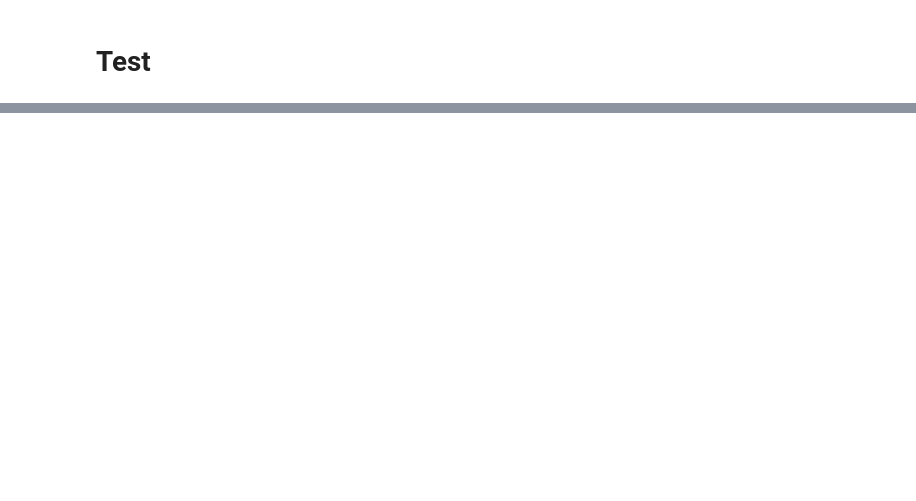
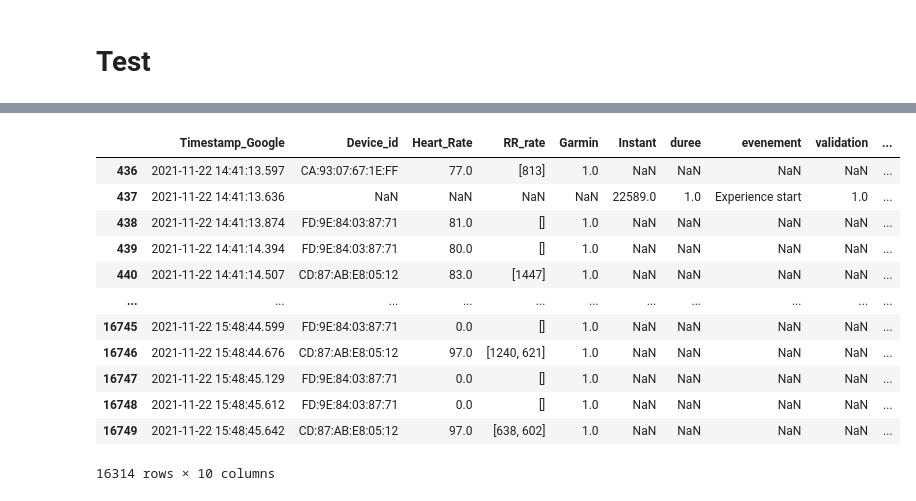
Before and after one commit to Jackfn96/3DS, a Jupyter notebook: notebooks/Time_sync.ipynb, the cells around one changed output, grey strips where cells are left out. Saved outputs shown, nothing was run; the diff lists cells and outputs as text; code cells hidden in the pictures; blank space fills up the shorter version.

```diff
--- a/notebooks/Time_sync.ipynb
+++ b/notebooks/Time_sync.ipynb
@@ -263,0 +361,17 @@ annots.annotations[2]
+# %%
+# Example to see how annotations are passed into each combined df
+combined_dfs[1].iloc[436:]
+# %% [output]
+|  | Timestamp_Google | Device_id | Heart_Rate | RR_rate | Garmin | Instant | duree | evenement | validation | ... |
+| 436 | 2021-11-22 14:41:13.597 | CA:93:07:67:1E:FF | 77.0 | [813] | 1.0 | NaN | NaN | NaN | NaN | ... |
+| 437 | 2021-11-22 14:41:13.636 | NaN | NaN | NaN | NaN | 22589.0 | 1.0 | Experience start | 1.0 | ... |
+| 438 | 2021-11-22 14:41:13.874 | FD:9E:84:03:87:71 | 81.0 | [] | 1.0 | NaN | NaN | NaN | NaN | ... |
+| 439 | 2021-11-22 14:41:14.394 | FD:9E:84:03:87:71 | 80.0 | [] | 1.0 | NaN | NaN | NaN | NaN | ... |
+| 440 | 2021-11-22 14:41:14.507 | CD:87:AB:E8:05:12 | 83.0 | [1447] | 1.0 | NaN | NaN | NaN | NaN | ... |
+| ... | ... | ... | ... | ... | ... | ... | ... | ... | ... | ... |
+| 16745 | 2021-11-22 15:48:44.599 | FD:9E:84:03:87:71 | 0.0 | [] | 1.0 | NaN | NaN | NaN | NaN | ... |
+| 16746 | 2021-11-22 15:48:44.676 | CD:87:AB:E8:05:12 | 97.0 | [1240, 621] | 1.0 | NaN | NaN | NaN | NaN | ... |
+| 16747 | 2021-11-22 15:48:45.129 | FD:9E:84:03:87:71 | 0.0 | [] | 1.0 | NaN | NaN | NaN | NaN | ... |
+| 16748 | 2021-11-22 15:48:45.612 | FD:9E:84:03:87:71 | 0.0 | [] | 1.0 | NaN | NaN | NaN | NaN | ... |
+| 16749 | 2021-11-22 15:48:45.642 | CD:87:AB:E8:05:12 | 97.0 | [638, 602] | 1.0 | NaN | NaN | NaN | NaN | ... |
+16314 rows × 10 columns
```
Also changed, not shown: parts of 13 cells of this notebook, 1 other file.
